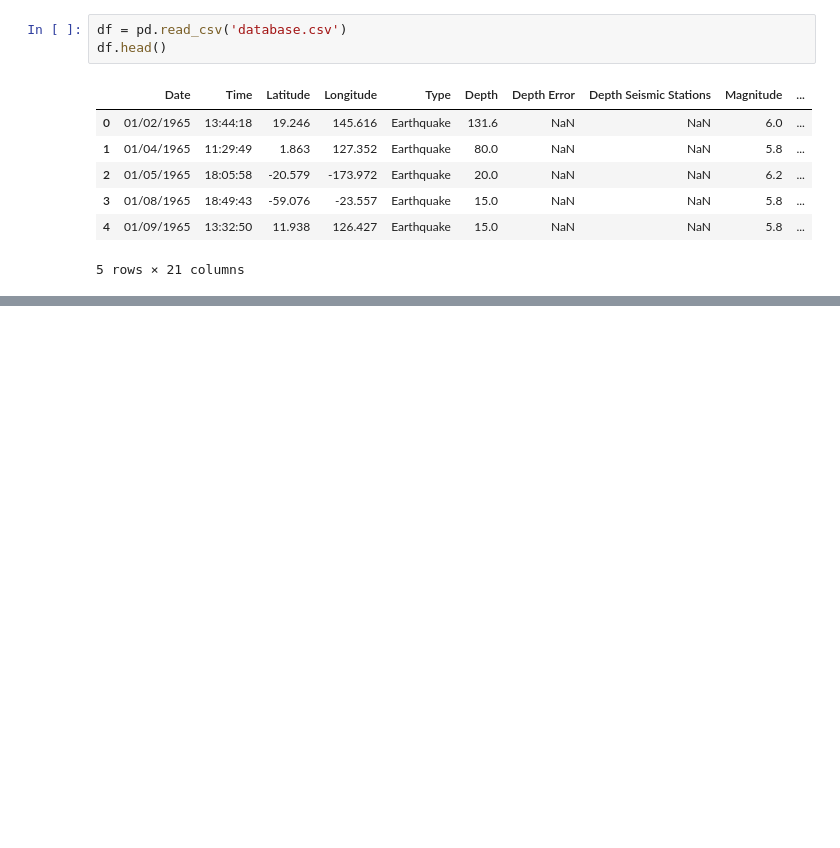
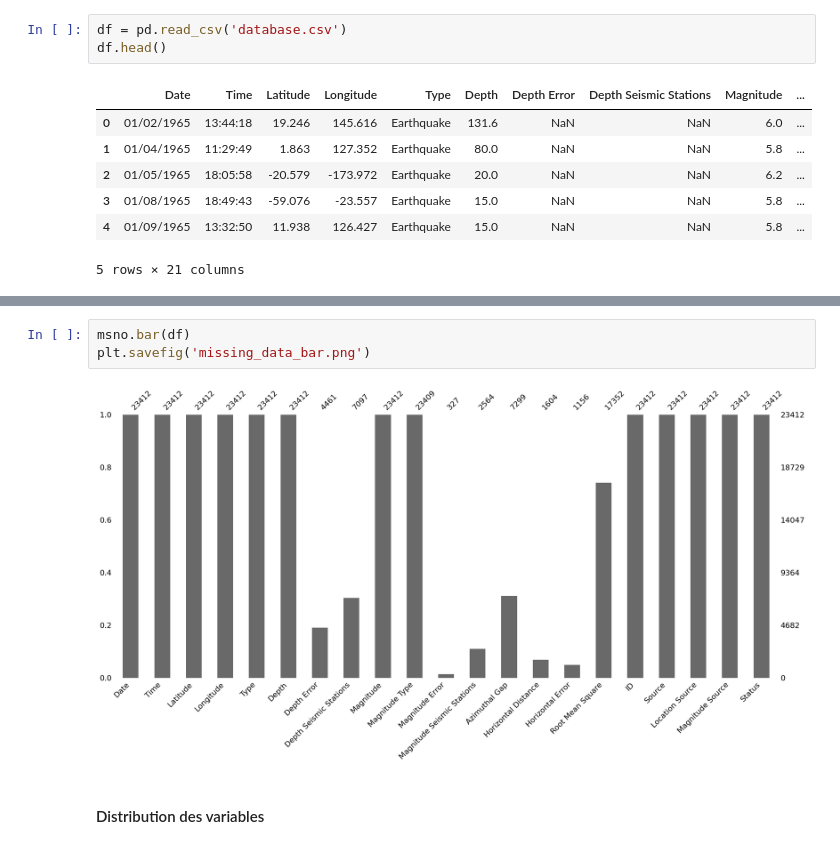
Before and after one commit to Larissa574/Global-Earthquake-Analysis, a Jupyter notebook: global_earthquake_analysis.ipynb, the cells around one changed output, grey strips where cells are left out. Drawn from its saved outputs; the diff is of its cells as text; blank space fills up the shorter version.

Commit message:
Update notebook: add plots, histograms, correlation fixes

```diff
--- a/global_earthquake_analysis.ipynb
+++ b/global_earthquake_analysis.ipynb
@@ -183,0 +90,7 @@ Philippines                   173
+# %%
+msno.bar(df)
+plt.savefig('missing_data_bar.png')
+# %% [output]
+[figure, added]
+# %% [markdown]
+#### Distribution des variables
```
Also changed, not shown: parts of 16 cells of this notebook, 8 other files.
